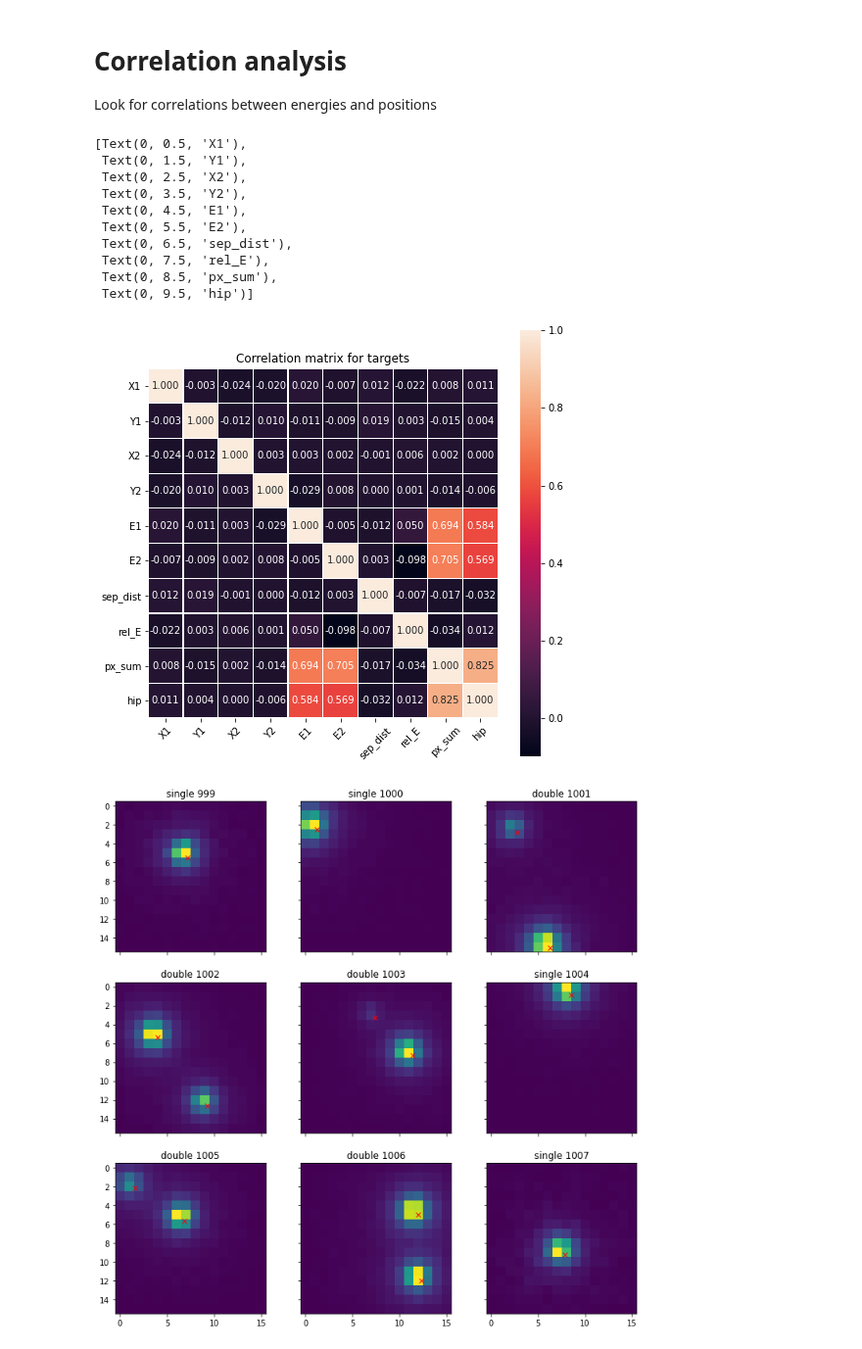
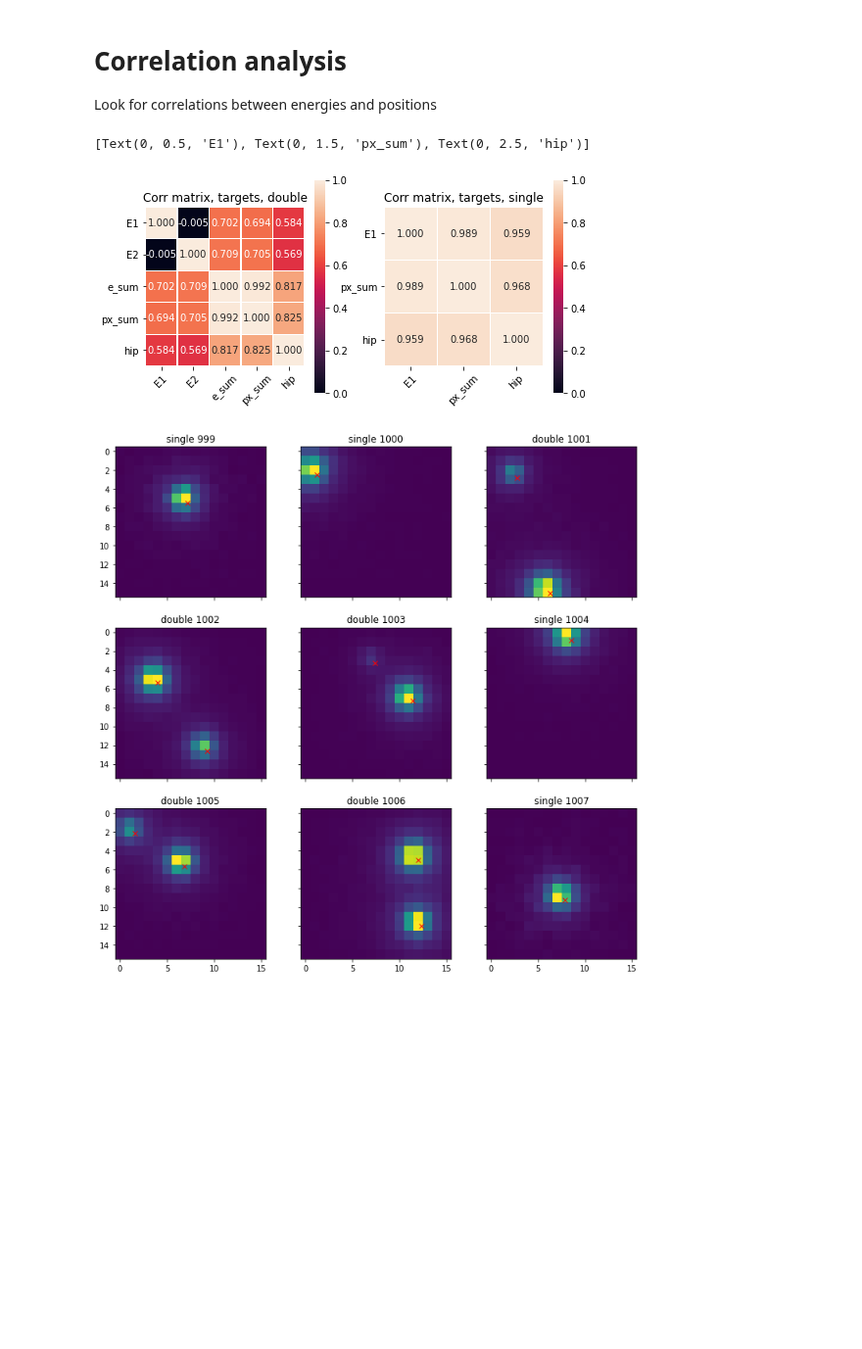
Before and after one commit to geirtul/master_analysis, a Jupyter notebook: notebooks/exploration/data_exploration.ipynb, the cells around one changed output. Shown at 98% size. Saved outputs shown, nothing was run; the diff lists cells and outputs as text; code cells hidden in the pictures; blank space fills up the shorter version.

```diff
--- a/notebooks/exploration/data_exploration.ipynb
+++ b/notebooks/exploration/data_exploration.ipynb
@@ -210,41 +210,55 @@ Look for correlations between energies and positions
 # %%
 # Concatenate the quantities of interest and draw a reasonable sample size
 # from the data to perform calculation on. When the data is huge, this is
 # a necessity because np.corrcoef doesn't scale well.
 img_sum = np.sum(images, axis=(1,2)).reshape(images.shape[0], 1)
 img_hip = np.amax(images, axis=(1,2)).reshape(images.shape[0], 1)
-correlation_data = np.concatenate((positions, energies, sep_dist, rel_e, img_sum, img_hip), axis=1)
+e_sum = np.sum(energies, axis=1).reshape(10000,1)
+#correlation_data = np.concatenate((positions, energies, sep_dist, rel_e, img_sum, img_hip), axis=1)
+correlation_data = np.concatenate((energies, e_sum, img_sum, img_hip), axis=1)
+correlation_data_single = np.concatenate((energies[:,0].reshape(energies.shape[0],1), img_sum, img_hip), axis=1)
 indices = np.random.choice(double, 4000, replace=False)
 
 # Calculate correlation matrix
 corr_matrix = np.corrcoef(correlation_data[double], rowvar=False)
+corr_matrix_single = np.corrcoef(correlation_data_single[single], rowvar=False)
 
 # Plot the correlation matrix
-fig, ax = plt.subplots(figsize=(8,8))
-ticks = ["X1", "Y1", "X2", "Y2", "E1", "E2", "sep_dist", "rel_E", "px_sum", "hip", 'label']
+fig, ax = plt.subplots(1, 2, figsize=(8,4))
+#ticks = ["X1", "Y1", "X2", "Y2", "E1", "E2", "sep_dist", "rel_E", "px_sum", "hip"]
+ticks = ["E1", "E2", "e_sum", "px_sum", "hip"]
 sns.heatmap(
     corr_matrix,
     annot=True,
     fmt='.3f',
     linewidth=0.2,
     square=True,
-    ax=ax,
+    ax=ax[0],
+    vmin=0,
+    vmax=1
 )
-ax.set_title("Correlation matrix for targets")
-ax.set_xticklabels(ticks, rotation=45)
-ax.set_yticklabels(ticks, rotation=0)
+ax[0].set_title("Corr matrix, targets, double")
+ax[0].set_xticklabels(ticks, rotation=45)
+ax[0].set_yticklabels(ticks, rotation=0)
+
+ticks_single = ["E1", "px_sum", "hip"]
+sns.heatmap(
+    corr_matrix_single,
+    annot=True,
+    fmt='.3f',
+    linewidth=0.2,
+    square=True,
+    ax=ax[1],
+    vmin=0,
+    vmax=1
+)
+
+ax[1].set_title("Corr matrix, targets, single")
+ax[1].set_xticklabels(ticks_single, rotation=45)
+ax[1].set_yticklabels(ticks_single, rotation=0)
 # %% [output]
-[Text(0, 0.5, 'X1'),
- Text(0, 1.5, 'Y1'),
- Text(0, 2.5, 'X2'),
- Text(0, 3.5, 'Y2'),
- Text(0, 4.5, 'E1'),
- Text(0, 5.5, 'E2'),
- Text(0, 6.5, 'sep_dist'),
- Text(0, 7.5, 'rel_E'),
- Text(0, 8.5, 'px_sum'),
- Text(0, 9.5, 'hip')]
+[Text(0, 0.5, 'E1'), Text(0, 1.5, 'px_sum'), Text(0, 2.5, 'hip')]
-[figure, old version]
+[figure, new version]
 # %%
 # Plot some images, with electron origin positions
 %matplotlib inline
```
Also changed, not shown: 3 other files.
